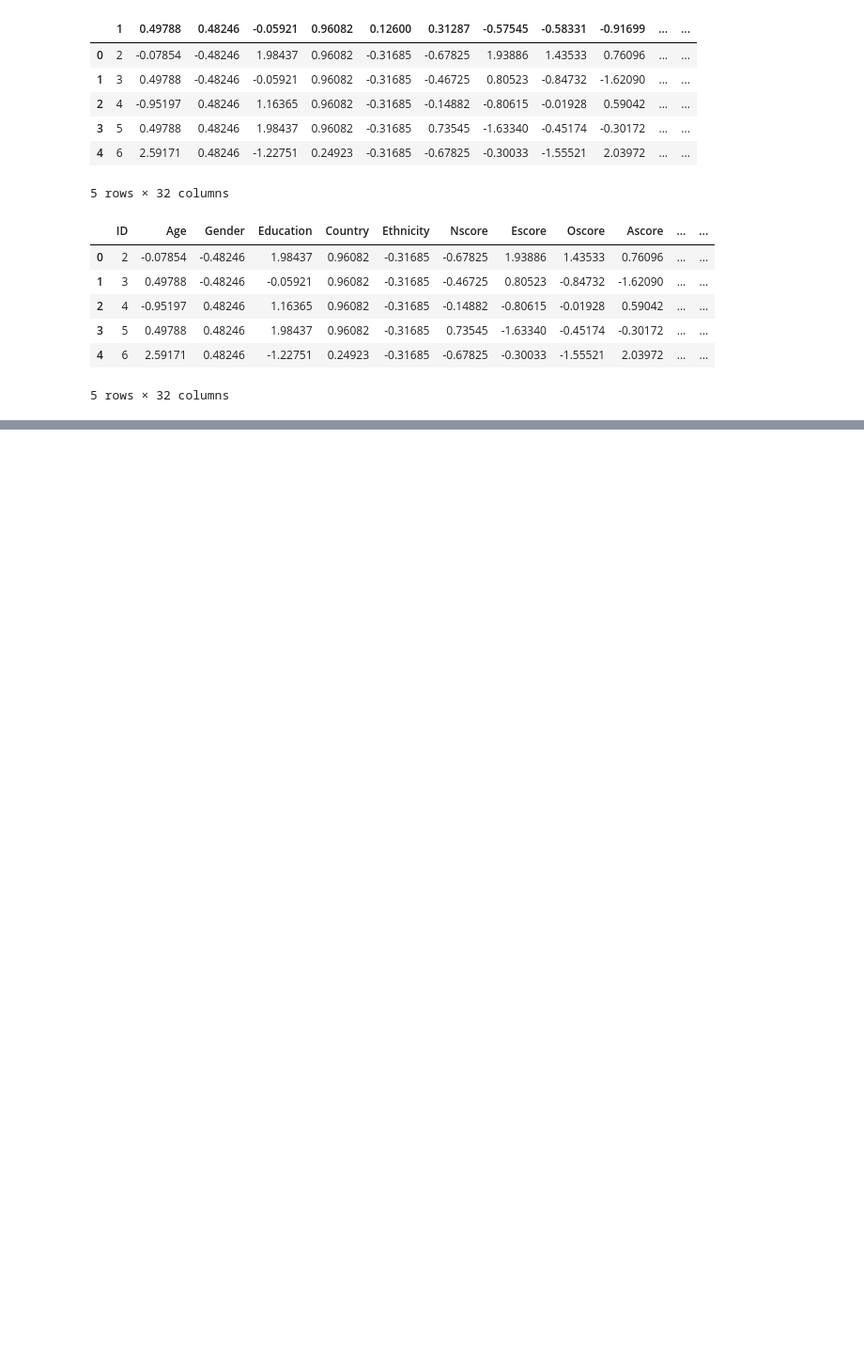
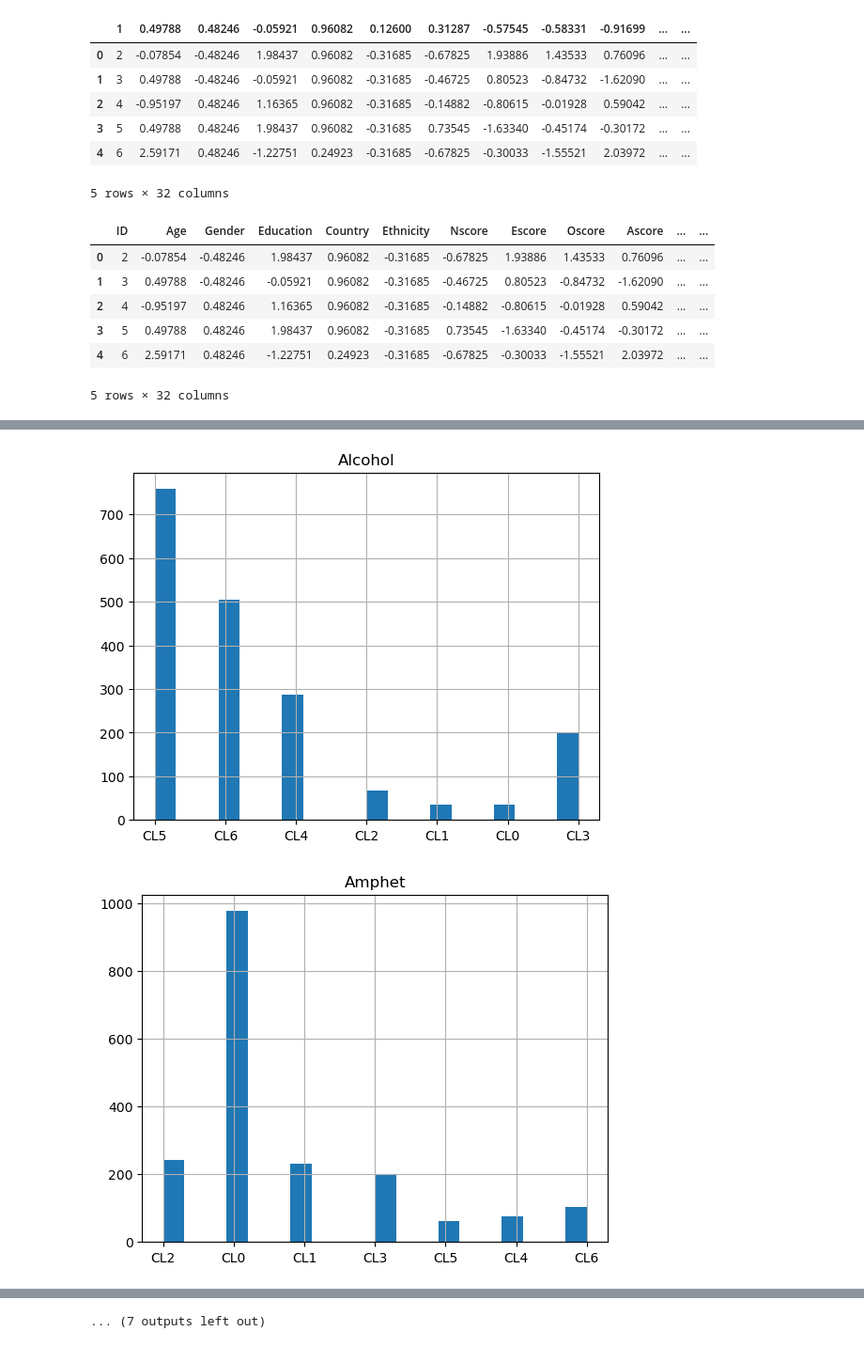
Before and after one commit to Freybier/Drogen4Life, a Jupyter notebook: Drug_Project.ipynb, the cells around one changed output, grey strips where cells are left out. Shown at 94% size. Drawn from its saved outputs; the diff is of its cells as text; code cells hidden in the pictures; blank space fills up the shorter version.

```diff
--- a/Drug_Project.ipynb
+++ b/Drug_Project.ipynb
@@ -25,0 +69,11 @@ df.head()
+# %%
+obj_cols = df.select_dtypes(include=['object'])
+
+for col in obj_cols:
+    fig, ax = plt.subplots()
+    df[col].hist(bins=20)
+    ax.set_title(col)
+    plt.show()
+# %% [output]
+[figure, added]
+[figure, added]
@@ -25,0 +90 @@ df.head()
+... (7 outputs left out)
```
Also changed, not shown: parts of 8 cells of this notebook, 1 other file.
